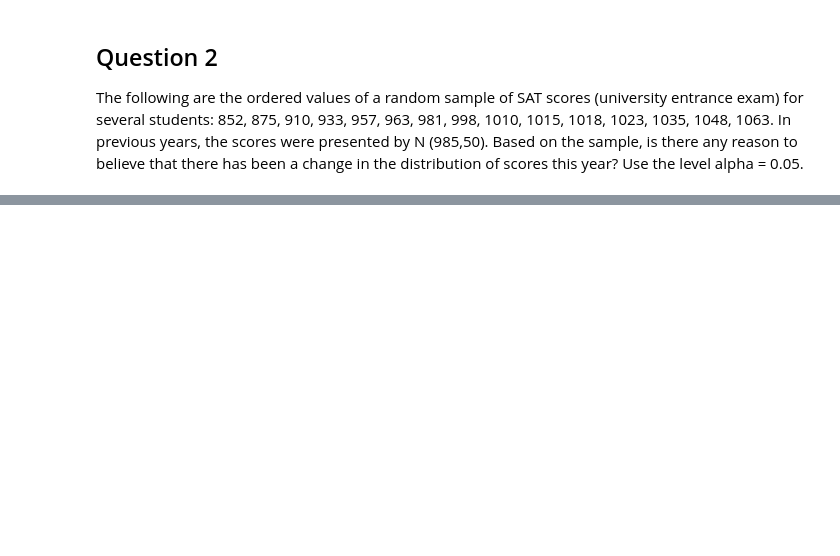
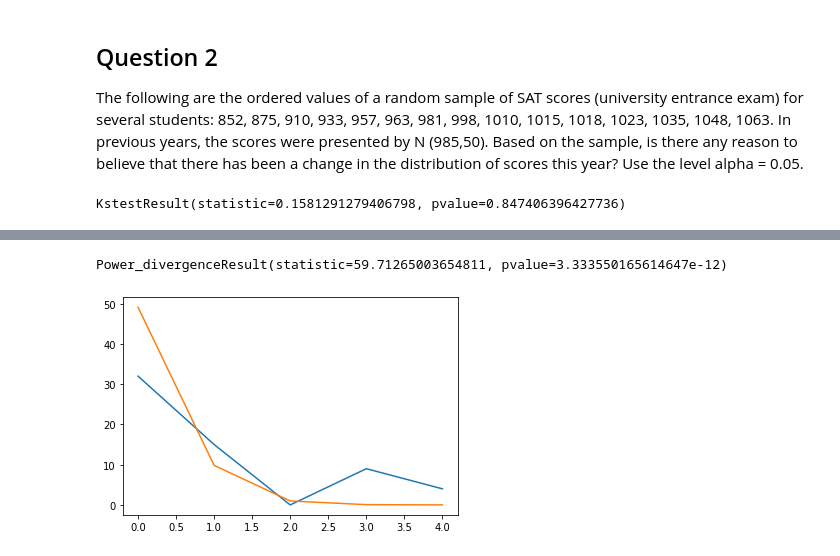
Before and after one commit to ta-data-lis/lab-goodfit-indeptests, a Jupyter notebook: your_code/main.ipynb, the cells around one changed output, grey strips where cells are left out. Drawn from its saved outputs; the diff is of its cells as text; code cells hidden in the pictures; blank space fills up the shorter version.

```diff
--- a/your_code/main.ipynb
+++ b/your_code/main.ipynb
@@ -15,3 +35,13 @@ The following are the ordered values of a random sample of SAT scores (universit
+# %%
+#your answer here
+observed = [852, 875, 910, 933, 957, 963, 981, 998, 1010, 1015, 1018, 1023, 1035, 1048, 1063]
+#expected:
+expected = stats.norm(loc=985, scale=50)
+stats.kstest(observed, expected.cdf)
+# It is possible that the sats in both years had similar results, since we cannot
+# reject the null hypothesis, considering the high pvalue.
+# %% [output]
+KstestResult(statistic=0.1581291279406798, pvalue=0.847406396427736)
 # %% [markdown]
 ## Question 3
 Let's analyze a discrete distribution. To analyze the number of defective items in a factory in the city of Medellín, we took a random sample of n = 60 articles and observed the number of defectives in the following table:
@@ -28,3 +56,16 @@ Does the distribution of defective items follow this distribution?
+# %%
+##### your code here
+observed = [32,15,0,9,4]
+obscaled = np.array(observed)/60
+expected = [poisson.pmf(x, np.mean(obscaled))*60 for x in range(5)]
+plt.plot(observed)
+plt.plot(expected)
+stats.chisquare(obscaled, f_exp=expected)
+# As we can see, the null hypothesis is rejected since the pvalue is so low.
+# Also, the graph proves that there aren't many similar values.
+# %% [output]
+Power_divergenceResult(statistic=59.71265003654811, pvalue=3.333550165614647e-12)
+[figure, added]
 # %% [markdown]
 ## Question 4
 A quality control engineer takes a sample of 10 tires that come out of an assembly line, and would like to verify on the basis of the data that follows, if the number of tires with defects observed over 200 days, if it is true that 5% of all tires have defects (that is, if the sample comes from a binomial population with n = 10 and p = 0.05).
```
Also changed, not shown: parts of 8 cells of this notebook.
